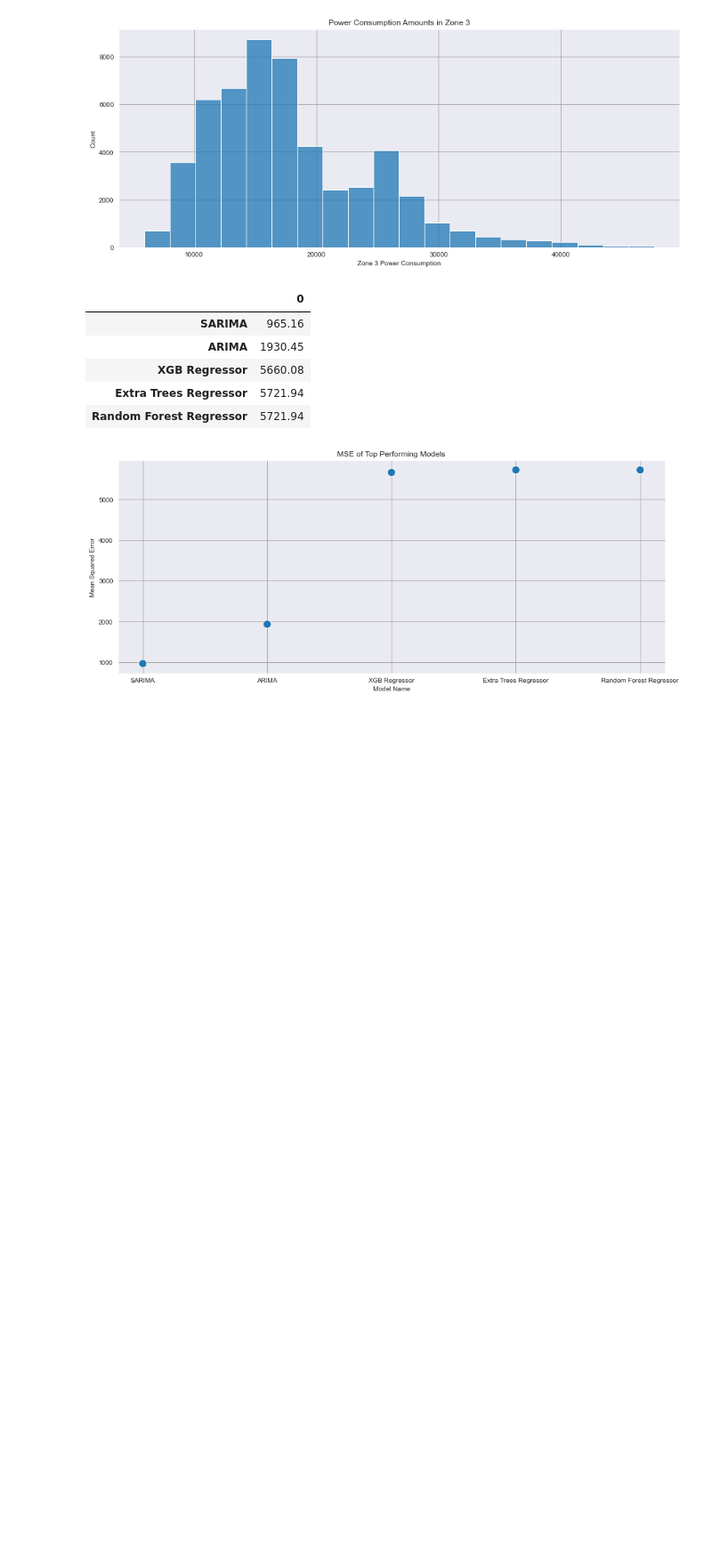
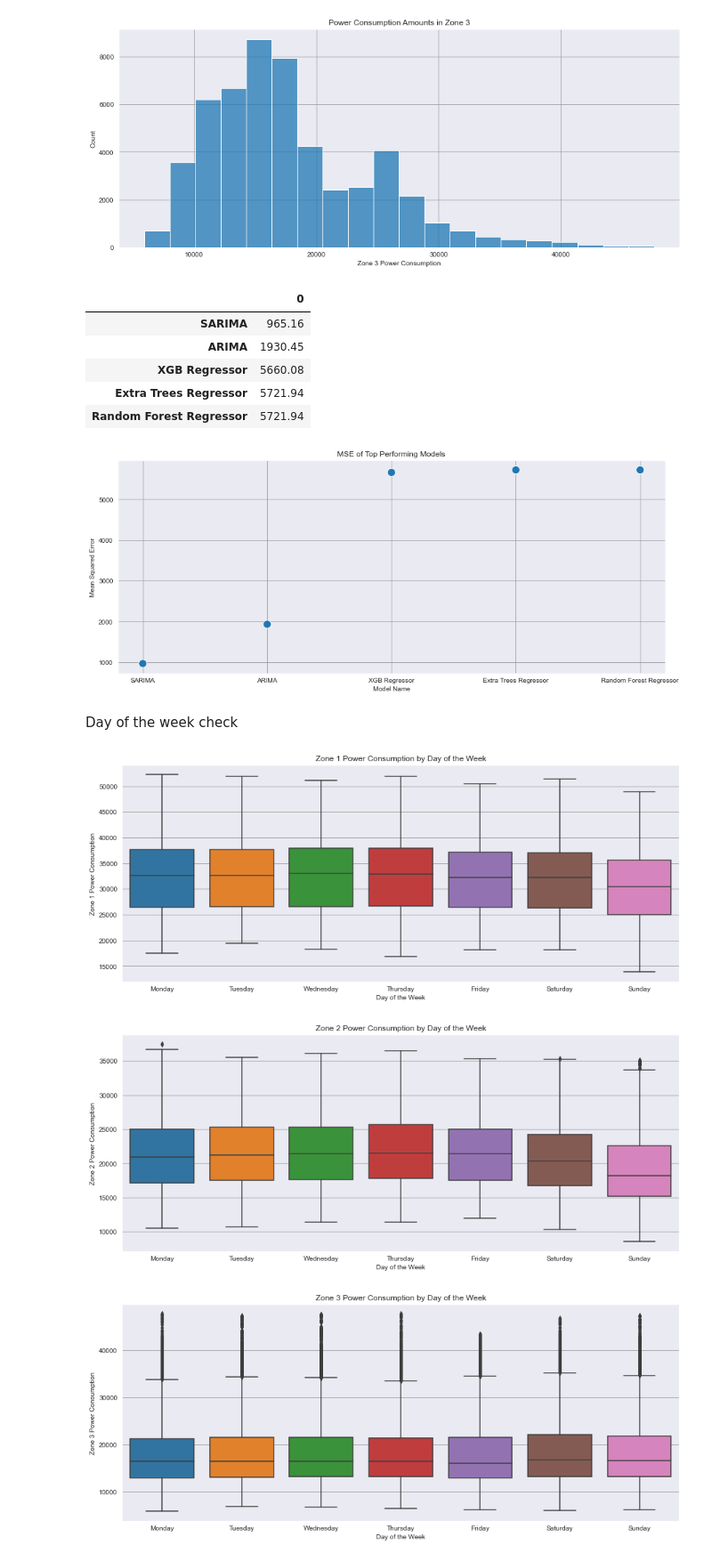
Before and after one commit to CassidyExum/Power-Consumption-Modeling, a Jupyter notebook: Power Consumption Modeling.ipynb, the cells around one changed output. Shown at 89% size. Saved outputs shown, nothing was run; the diff lists cells and outputs as text; code cells hidden in the pictures; blank space fills up the shorter version.

Commit message:
monthly and daily consumption plots

```diff
--- a/Power Consumption Modeling.ipynb
+++ b/Power Consumption Modeling.ipynb
@@ -1073,3 +1073,42 @@ sns.scatterplot(data=mse_comparison, legend=False, s=150).set(title='MSE of Top
                                                        ylabel = 'Mean Squared Error');
 # %% [output]
 [figure]
+# %% [markdown]
+Day of the week check
+# %%
+data_day = data.copy()
+# %%
+data_day['DayOfWeek'] = data_day.index.day_name()
+# %%
+desired_order_list = ['Monday', 'Tuesday', 'Wednesday', 'Thursday', 'Friday', 'Saturday', 'Sunday']
+# %%
+grouped_data = data_day.groupby(['DayOfWeek'])['Zone 1 Power Consumption'].apply(list).to_dict()
+reordered_dict = {k: grouped_data[k] for k in desired_order_list}
+df_boxplot = pd.DataFrame.from_dict(reordered_dict)
+sns.boxplot(data=df_boxplot)
+plt.xlabel('Day of the Week')
+plt.ylabel('Zone 1 Power Consumption')
+plt.title('Zone 1 Power Consumption by Day of the Week')
+plt.show()
+
+grouped_data = data_day.groupby(['DayOfWeek'])['Zone 2 Power Consumption'].apply(list).to_dict()
+reordered_dict = {k: grouped_data[k] for k in desired_order_list}
+df_boxplot = pd.DataFrame.from_dict(reordered_dict)
+sns.boxplot(data=df_boxplot)
+plt.xlabel('Day of the Week')
+plt.ylabel('Zone 2 Power Consumption')
+plt.title('Zone 2 Power Consumption by Day of the Week')
+plt.show()
+
+grouped_data = data_day.groupby(['DayOfWeek'])['Zone 3 Power Consumption'].apply(list).to_dict()
+reordered_dict = {k: grouped_data[k] for k in desired_order_list}
+df_boxplot = pd.DataFrame.from_dict(reordered_dict)
+sns.boxplot(data=df_boxplot)
+plt.xlabel('Day of the Week')
+plt.ylabel('Zone 3 Power Consumption')
+plt.title('Zone 3 Power Consumption by Day of the Week')
+plt.show()
+# %% [output]
+[figure, added]
+[figure, added]
+[figure, added]
```
Also changed, not shown: parts of 4 cells of this notebook.
